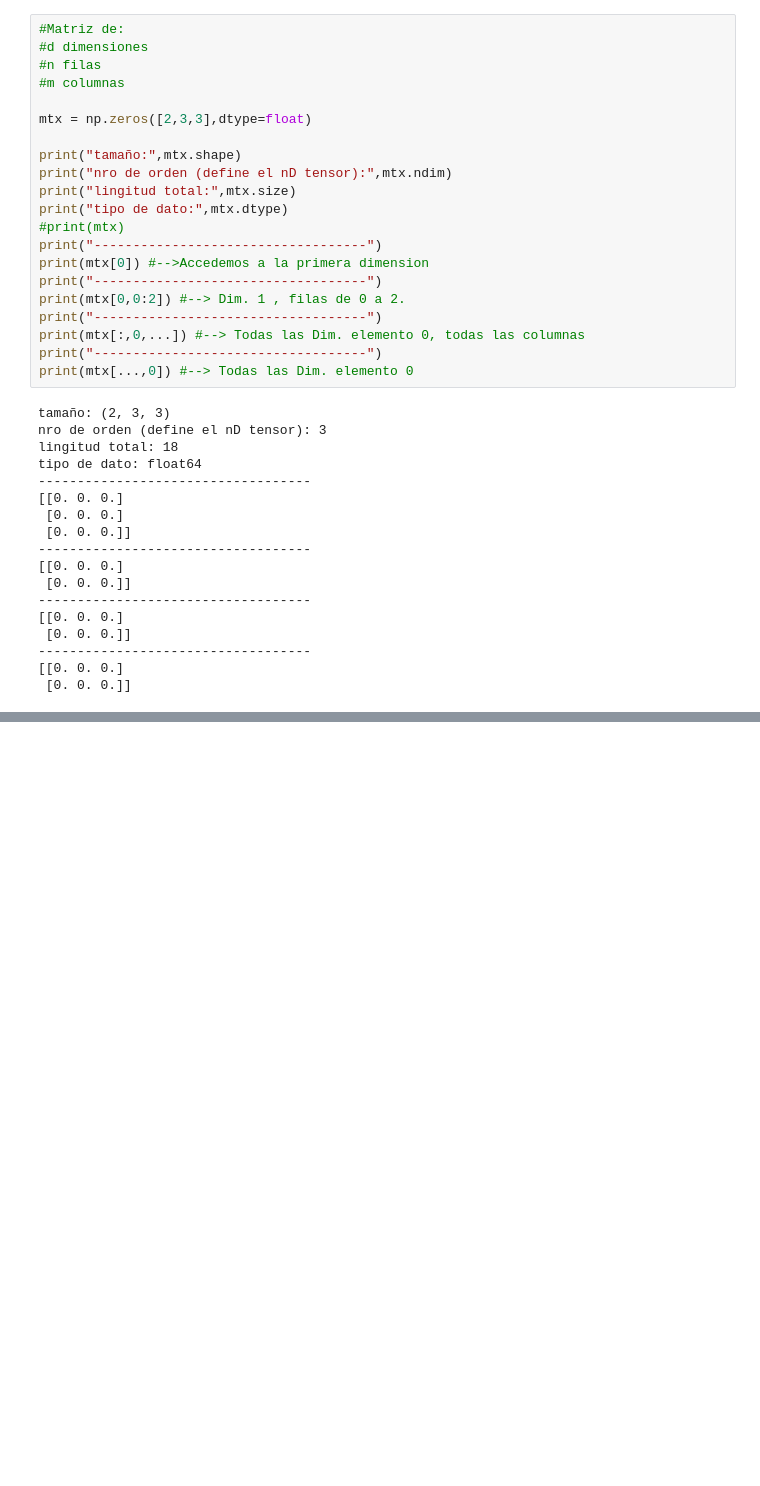
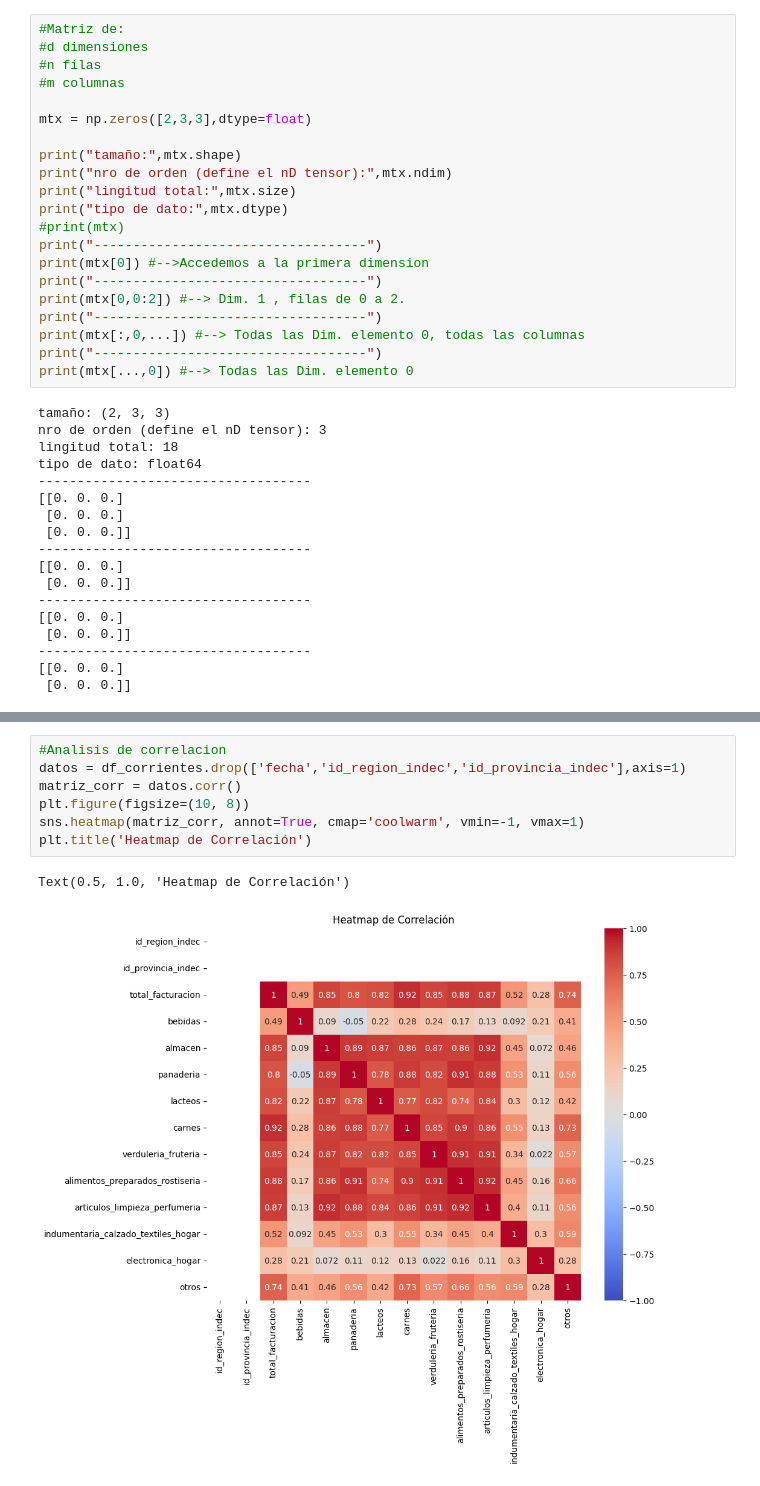
Before and after one commit to gastonbenitez2001/diplomatura_unne, a Jupyter notebook: Clases de Python/pruebas.ipynb, the cells around one changed output, grey strips where cells are left out. Cells and saved outputs as stored; diff of their text form; blank space fills up the shorter version.

```diff
--- a/Clases de Python/pruebas.ipynb
+++ b/Clases de Python/pruebas.ipynb
@@ -69,0 +137,10 @@ tipo de dato: float64
+# %%
+#Analisis de correlacion
+datos = df_corrientes.drop(['fecha','id_region_indec','id_provincia_indec'],axis=1)
+matriz_corr = datos.corr()
+plt.figure(figsize=(10, 8))
+sns.heatmap(matriz_corr, annot=True, cmap='coolwarm', vmin=-1, vmax=1)
+plt.title('Heatmap de Correlación')
+# %% [output]
+Text(0.5, 1.0, 'Heatmap de Correlación')
+[figure, added]
```
Also changed, not shown: parts of 6 cells of this notebook.
